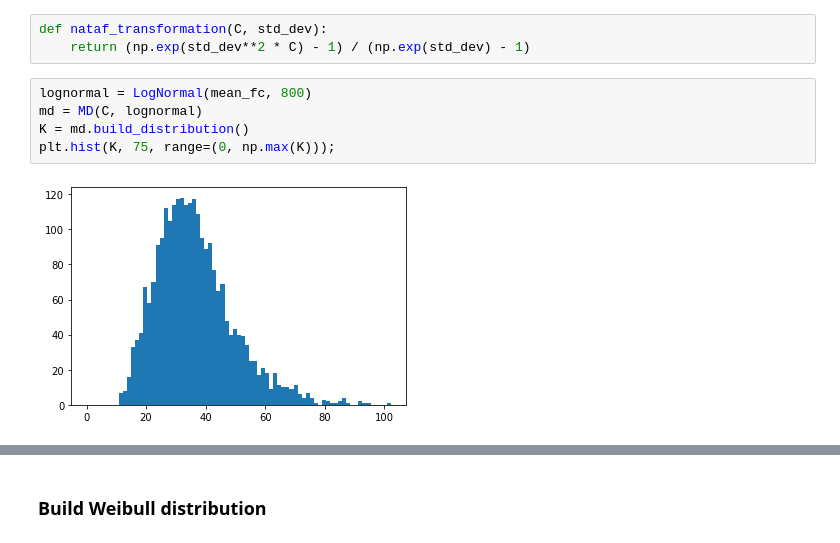
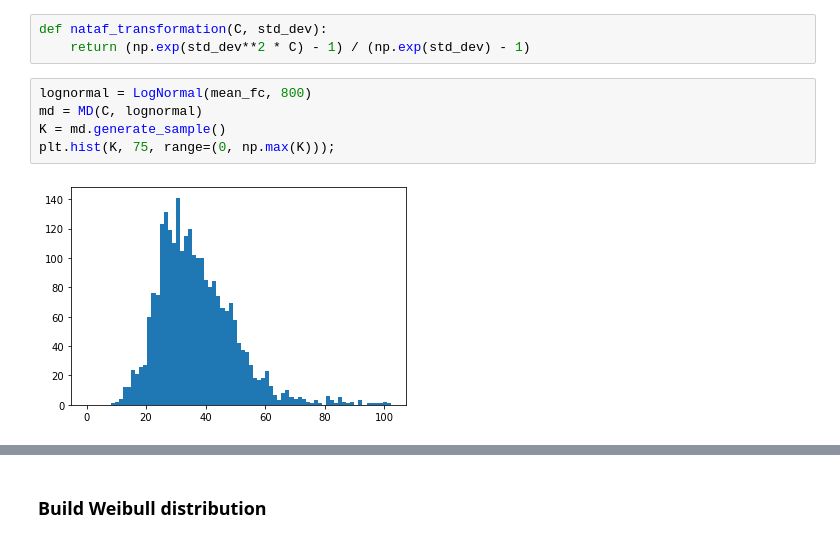
Before and after one commit to mark-hobbs/pyrf, a Jupyter notebook: Random_field_generation.ipynb, the cells around one changed output, grey strips where cells are left out. Cells and saved outputs as stored; diff of their text form.

```diff
--- a/Random_field_generation.ipynb
+++ b/Random_field_generation.ipynb
@@ -74,7 +79,7 @@ def nataf_transformation(C, std_dev):
 # %%
 lognormal = LogNormal(mean_fc, 800)
 md = MD(C, lognormal)
-K = md.build_distribution()
+K = md.generate_sample()
 plt.hist(K, 75, range=(0, np.max(K)));
 # %% [output]
-[figure, old version]
+[figure, new version]
```
Also changed, not shown: parts of 11 cells of this notebook, 2 other files.
